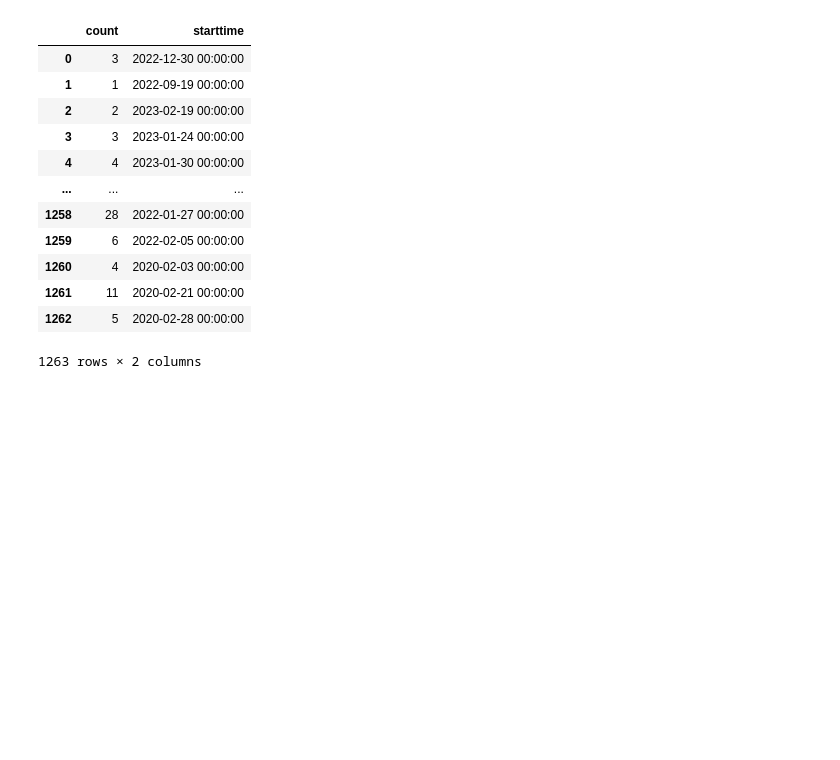
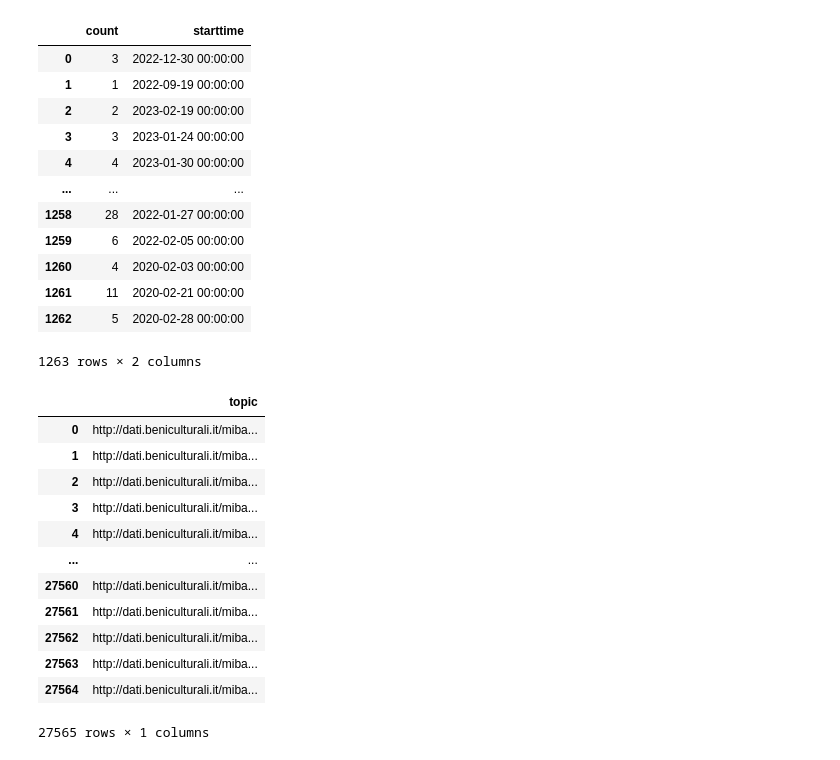
Before and after one commit to Infoviz-ICD/Infoviz-ICD, a Jupyter notebook: CulturalEvents/cejup.ipynb, the cells around one changed output. Drawn from its saved outputs; the diff is of its cells as text; code cells hidden in the pictures; blank space fills up the shorter version.

```diff
--- a/CulturalEvents/cejup.ipynb
+++ b/CulturalEvents/cejup.ipynb
@@ -264,3 +264,25 @@ df
 1263 rows × 2 columns
 # %%
 df.to_csv("time_count.csv")
+# %%
+query_institutions ="""SELECT DISTINCT ?topic WHERE {
+?s foaf:primaryTopic ?topic
+}"""
+
+df = sparql_dataframe.get(endpoint, query_institutions)
+# %%
+df
+# %% [output]
+|  | topic |
+| 0 | http://dati.beniculturali.it/miba... |
+| 1 | http://dati.beniculturali.it/miba... |
+| 2 | http://dati.beniculturali.it/miba... |
+| 3 | http://dati.beniculturali.it/miba... |
+| 4 | http://dati.beniculturali.it/miba... |
+| ... | ... |
+| 27560 | http://dati.beniculturali.it/miba... |
+| 27561 | http://dati.beniculturali.it/miba... |
+| 27562 | http://dati.beniculturali.it/miba... |
+| 27563 | http://dati.beniculturali.it/miba... |
+| 27564 | http://dati.beniculturali.it/miba... |
+27565 rows × 1 columns
```
Also changed, not shown: parts of 4 cells of this notebook.
